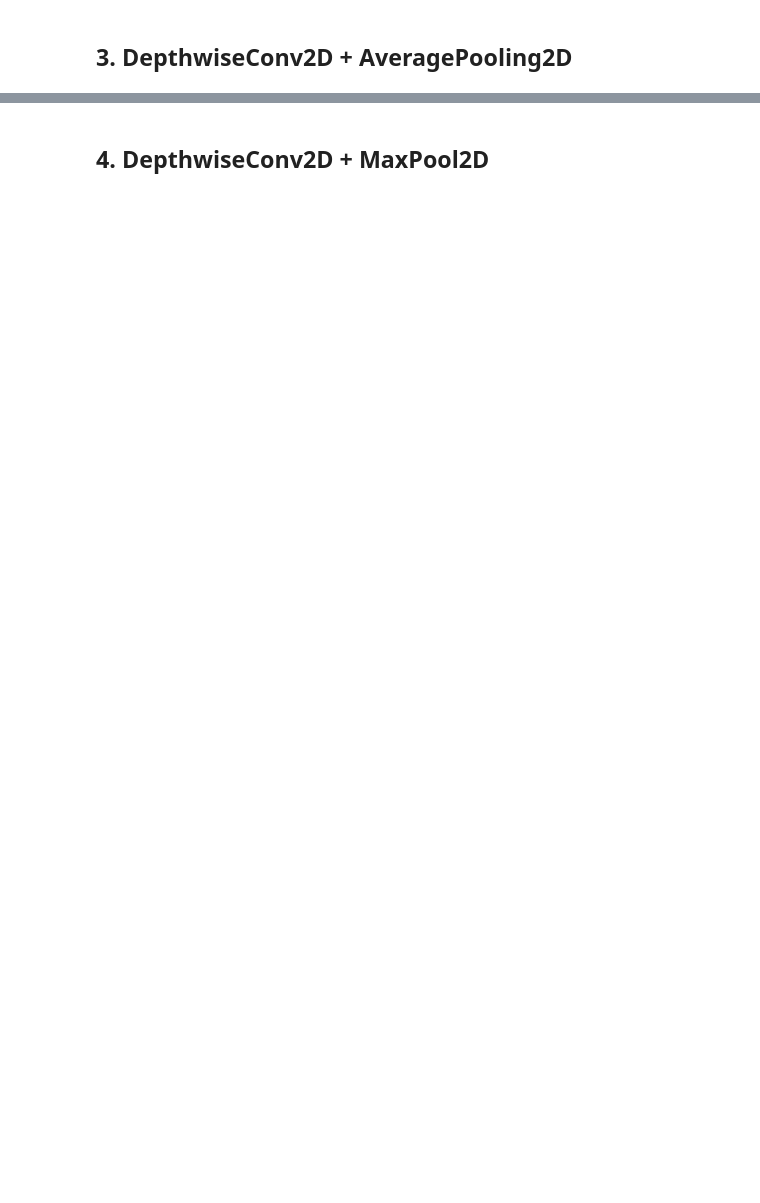
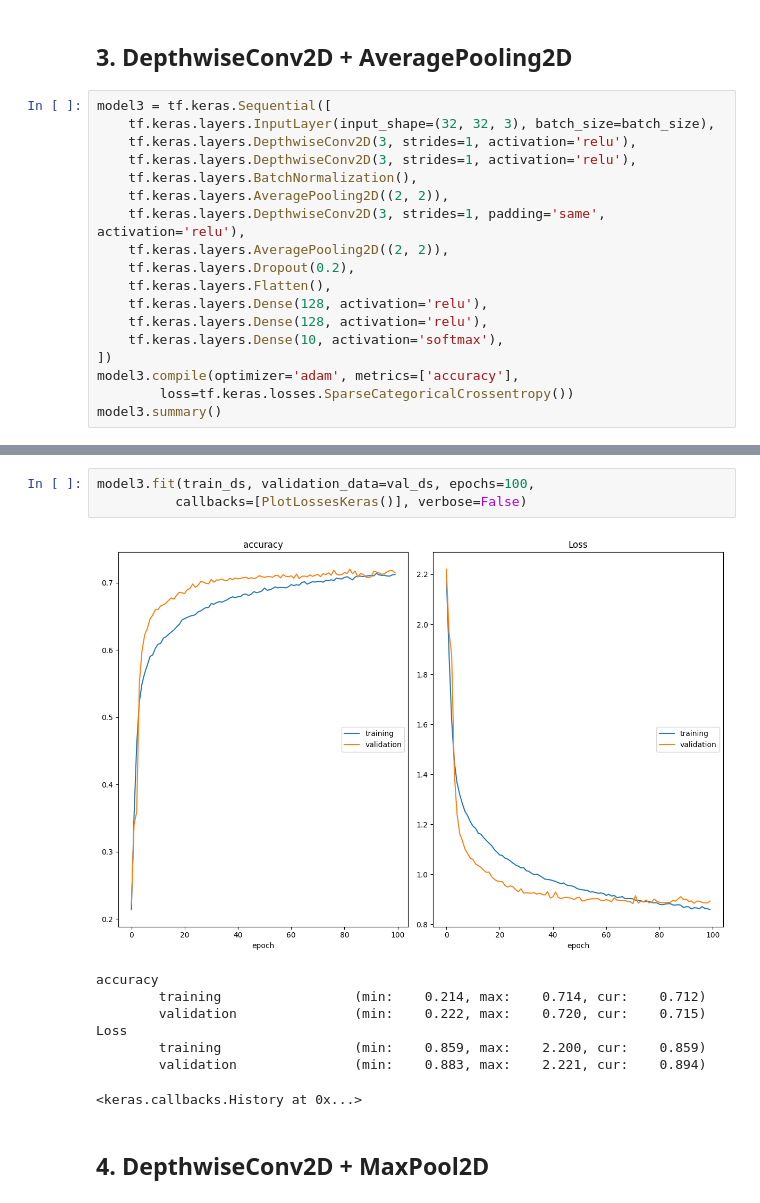
Before and after one commit to GrishaTS/YaMlProject, a Jupyter notebook: notebooks/Griga/ConvAndPool/conv_pool.ipynb, the cells around one changed output, grey strips where cells are left out. Saved outputs shown, nothing was run; the diff lists cells and outputs as text; blank space fills up the shorter version.

```diff
--- a/notebooks/Griga/ConvAndPool/conv_pool.ipynb
+++ b/notebooks/Griga/ConvAndPool/conv_pool.ipynb
@@ -187,2 +302,20 @@
 # %% [markdown]
 ## 3. DepthwiseConv2D + AveragePooling2D
+# %%
+model3 = tf.keras.Sequential([
+    tf.keras.layers.InputLayer(input_shape=(32, 32, 3), batch_size=batch_size),
+    tf.keras.layers.DepthwiseConv2D(3, strides=1, activation='relu'),
+    tf.keras.layers.DepthwiseConv2D(3, strides=1, activation='relu'),
+    tf.keras.layers.BatchNormalization(),
+    tf.keras.layers.AveragePooling2D((2, 2)),
+    tf.keras.layers.DepthwiseConv2D(3, strides=1, padding='same', activation='relu'),
+    tf.keras.layers.AveragePooling2D((2, 2)),
+    tf.keras.layers.Dropout(0.2),
+    tf.keras.layers.Flatten(),
+    tf.keras.layers.Dense(128, activation='relu'),
+    tf.keras.layers.Dense(128, activation='relu'),
+    tf.keras.layers.Dense(10, activation='softmax'),
+])
+model3.compile(optimizer='adam', metrics=['accuracy'],
+        loss=tf.keras.losses.SparseCategoricalCrossentropy())
+model3.summary()
@@ -189,2 +340,14 @@
+# %%
+model3.fit(train_ds, validation_data=val_ds, epochs=100,
+          callbacks=[PlotLossesKeras()], verbose=False)
+# %% [output]
+[figure, added]
+accuracy
+        training                 (min:    0.214, max:    0.714, cur:    0.712)
+        validation               (min:    0.222, max:    0.720, cur:    0.715)
+Loss
+        training                 (min:    0.859, max:    2.200, cur:    0.859)
+        validation               (min:    0.883, max:    2.221, cur:    0.894)
+<keras.callbacks.History at 0x...>
 # %% [markdown]
 ## 4. DepthwiseConv2D + MaxPool2D
```
Also changed, not shown: parts of 18 cells of this notebook, 1 other file.
